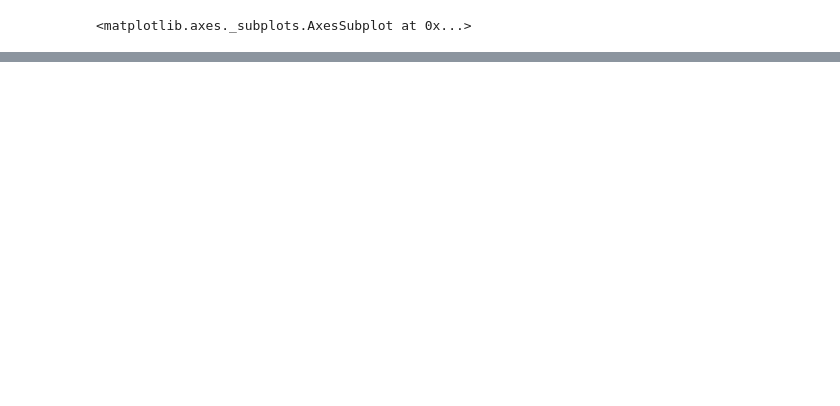
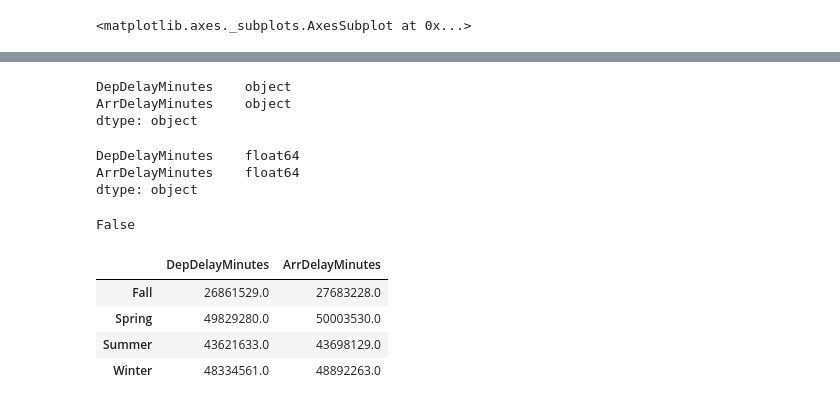
Before and after one commit to stellaxux/USAirlineRecommender, a Jupyter notebook: Capstone project.ipynb, the cells around one changed output, grey strips where cells are left out. Saved outputs shown, nothing was run; the diff lists cells and outputs as text; code cells hidden in the pictures; blank space fills up the shorter version.

```diff
--- a/Capstone project.ipynb
+++ b/Capstone project.ipynb
@@ -57,0 +104,37 @@ dfbyCarrier.sort_values(by='percentDelay', ascending=True)['percentDelay'].plot(
+# %%
+# check datatype
+delay.dtypes
+# %% [output]
+DepDelayMinutes    object
+ArrDelayMinutes    object
+dtype: object
+# %%
+# convert object dtype to numeric
+delay[['DepDelayMinutes', 'ArrDelayMinutes']] = delay[['DepDelayMinutes', 'ArrDelayMinutes']].apply(pd.to_numeric)
+delay.dtypes
+# %% [output]
+DepDelayMinutes    float64
+ArrDelayMinutes    float64
+dtype: object
+# %%
+# check if there is missing data
+delay.isnull().values.any()
+# %% [output]
+False
+# %%
+# group by season
+seasonDict =   { 1:'Winter',  2:'Winter',
+                 3:'Spring',  4:'Spring',  5:'Spring',
+                 6:'Summer',  7:'Summer',  8:'Summer',
+                 9:'Fall', 10:'Fall', 11:'Fall',
+                12:'Winter'}
+
+delay_season = delay.groupby(lambda x: seasonDict[x.month])
+# %%
+delay_season.sum()
+# %% [output]
+|  | DepDelayMinutes | ArrDelayMinutes |
+| Fall | 26861529.0 | 27683228.0 |
+| Spring | 49829280.0 | 50003530.0 |
+| Summer | 43621633.0 | 43698129.0 |
+| Winter | 48334561.0 | 48892263.0 |
```
Also changed, not shown: parts of 28 cells of this notebook.
